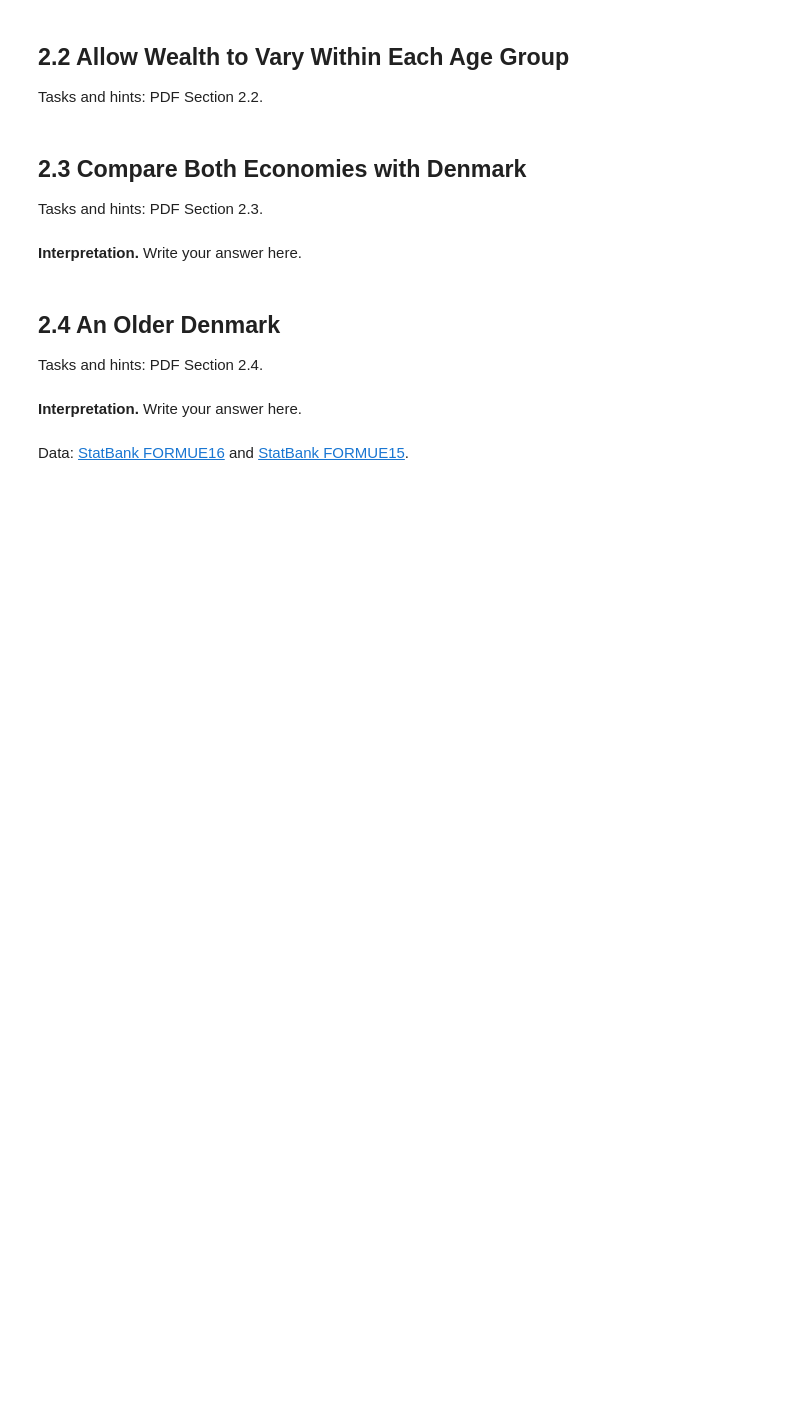
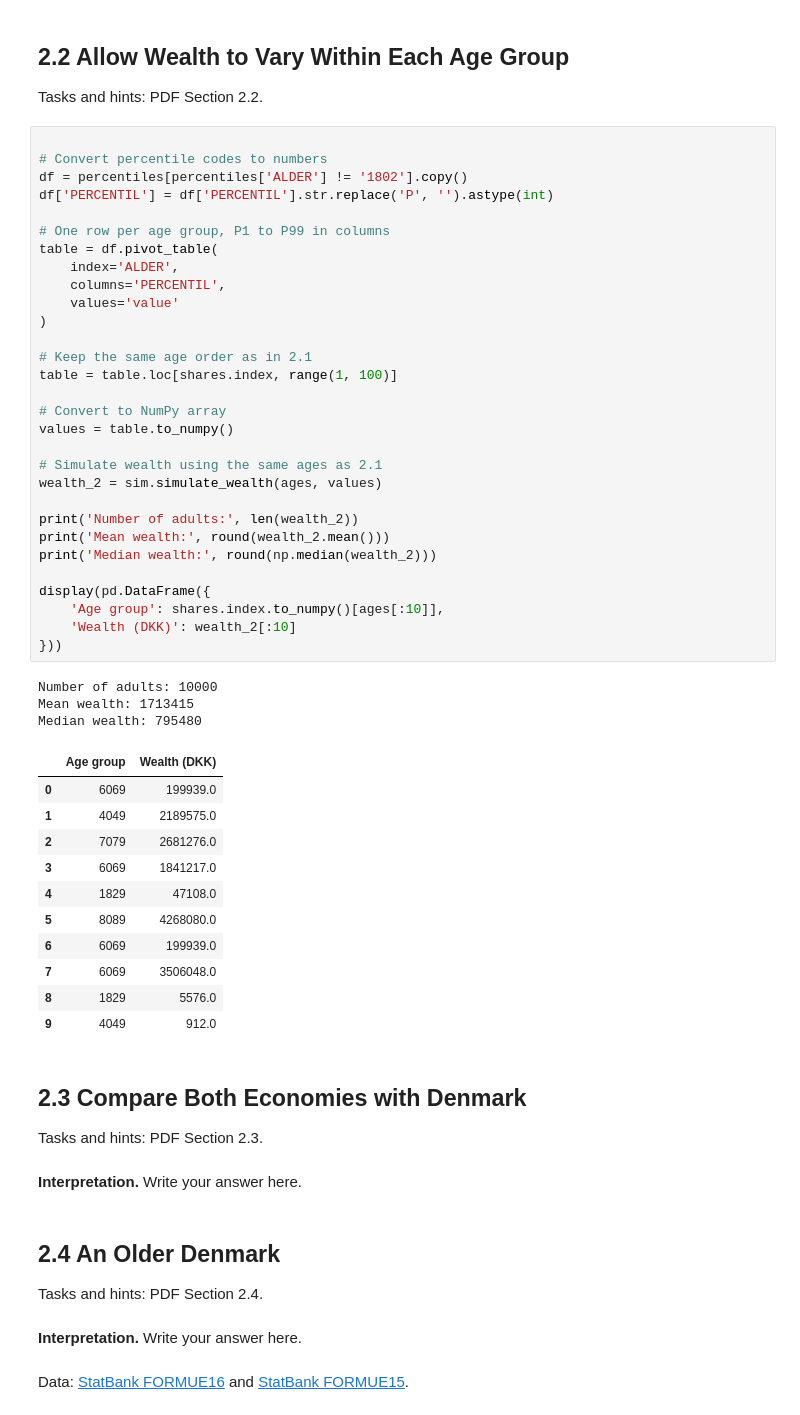
Before and after one commit to MadsHoy/Programming---assignment-1, a Jupyter notebook: DataProject.ipynb, the cells around one changed output. Saved outputs shown, nothing was run; the diff lists cells and outputs as text; blank space fills up the shorter version.

```diff
--- a/DataProject.ipynb
+++ b/DataProject.ipynb
@@ -141,6 +229,51 @@ Tasks and hints: PDF Section 2.1.
 # %% [markdown]
 ## 2.2   Allow Wealth to Vary Within Each Age Group
 Tasks and hints: PDF Section 2.2.
+# %%
+
+# Convert percentile codes to numbers
+df = percentiles[percentiles['ALDER'] != '1802'].copy()
+df['PERCENTIL'] = df['PERCENTIL'].str.replace('P', '').astype(int)
+
+# One row per age group, P1 to P99 in columns
+table = df.pivot_table(
+    index='ALDER',
+    columns='PERCENTIL',
+    values='value'
+)
+
+# Keep the same age order as in 2.1
+table = table.loc[shares.index, range(1, 100)]
+
+# Convert to NumPy array
+values = table.to_numpy()
+
+# Simulate wealth using the same ages as 2.1
+wealth_2 = sim.simulate_wealth(ages, values)
+
+print('Number of adults:', len(wealth_2))
+print('Mean wealth:', round(wealth_2.mean()))
+print('Median wealth:', round(np.median(wealth_2)))
+
+display(pd.DataFrame({
+    'Age group': shares.index.to_numpy()[ages[:10]],
+    'Wealth (DKK)': wealth_2[:10]
+}))
+# %% [output]
+Number of adults: 10000
+Mean wealth: 1713415
+Median wealth: 795480
+|  | Age group | Wealth (DKK) |
+| 0 | 6069 | 199939.0 |
+| 1 | 4049 | 2189575.0 |
+| 2 | 7079 | 2681276.0 |
+| 3 | 6069 | 1841217.0 |
+| 4 | 1829 | 47108.0 |
+| 5 | 8089 | 4268080.0 |
+| 6 | 6069 | 199939.0 |
+| 7 | 6069 | 3506048.0 |
+| 8 | 1829 | 5576.0 |
+| 9 | 4049 | 912.0 |
 # %% [markdown]
 ## 2.3   Compare Both Economies with Denmark
 Tasks and hints: PDF Section 2.3.
```
Also changed, not shown: parts of 8 cells of this notebook, 1 other file.
